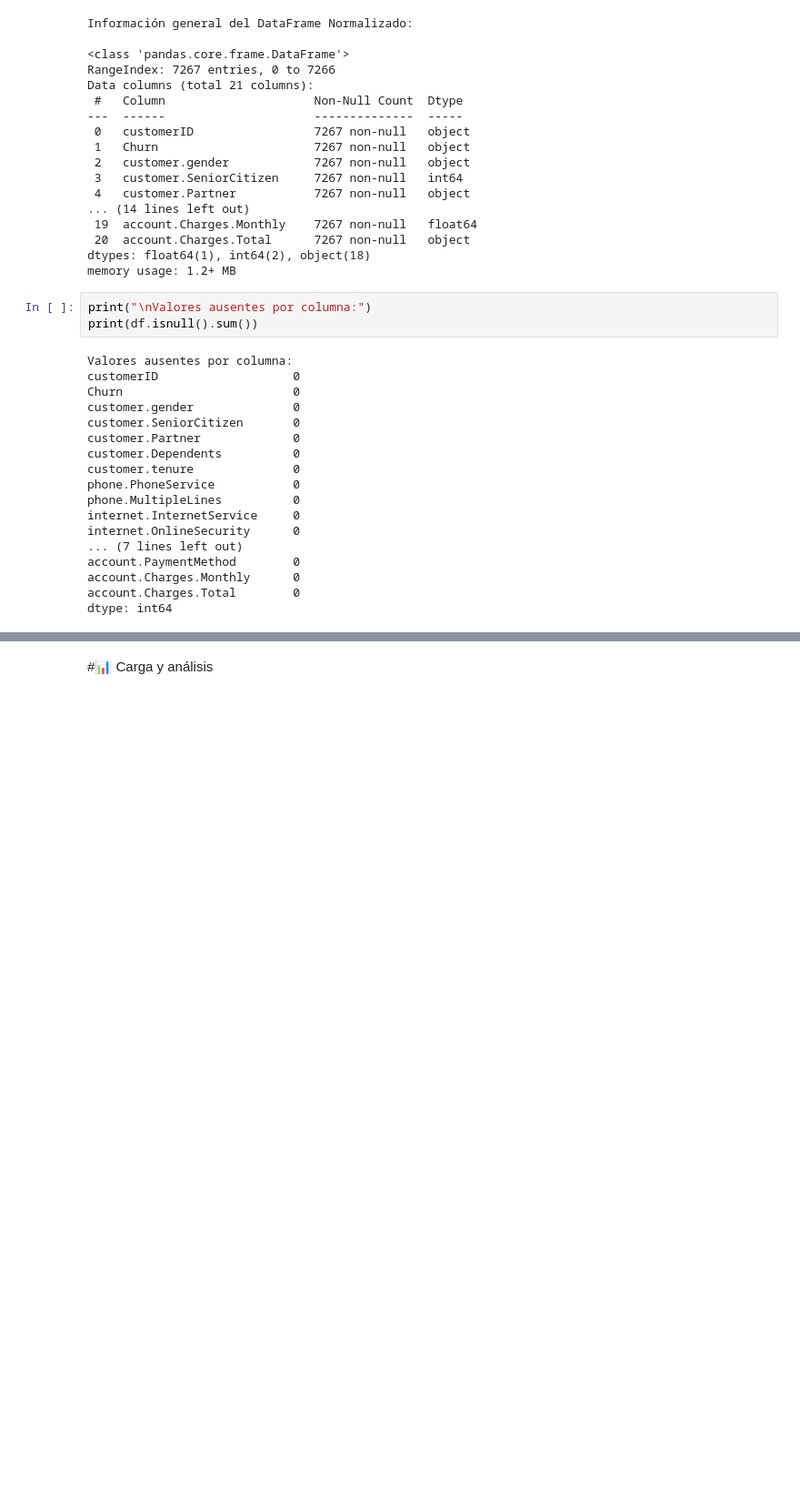
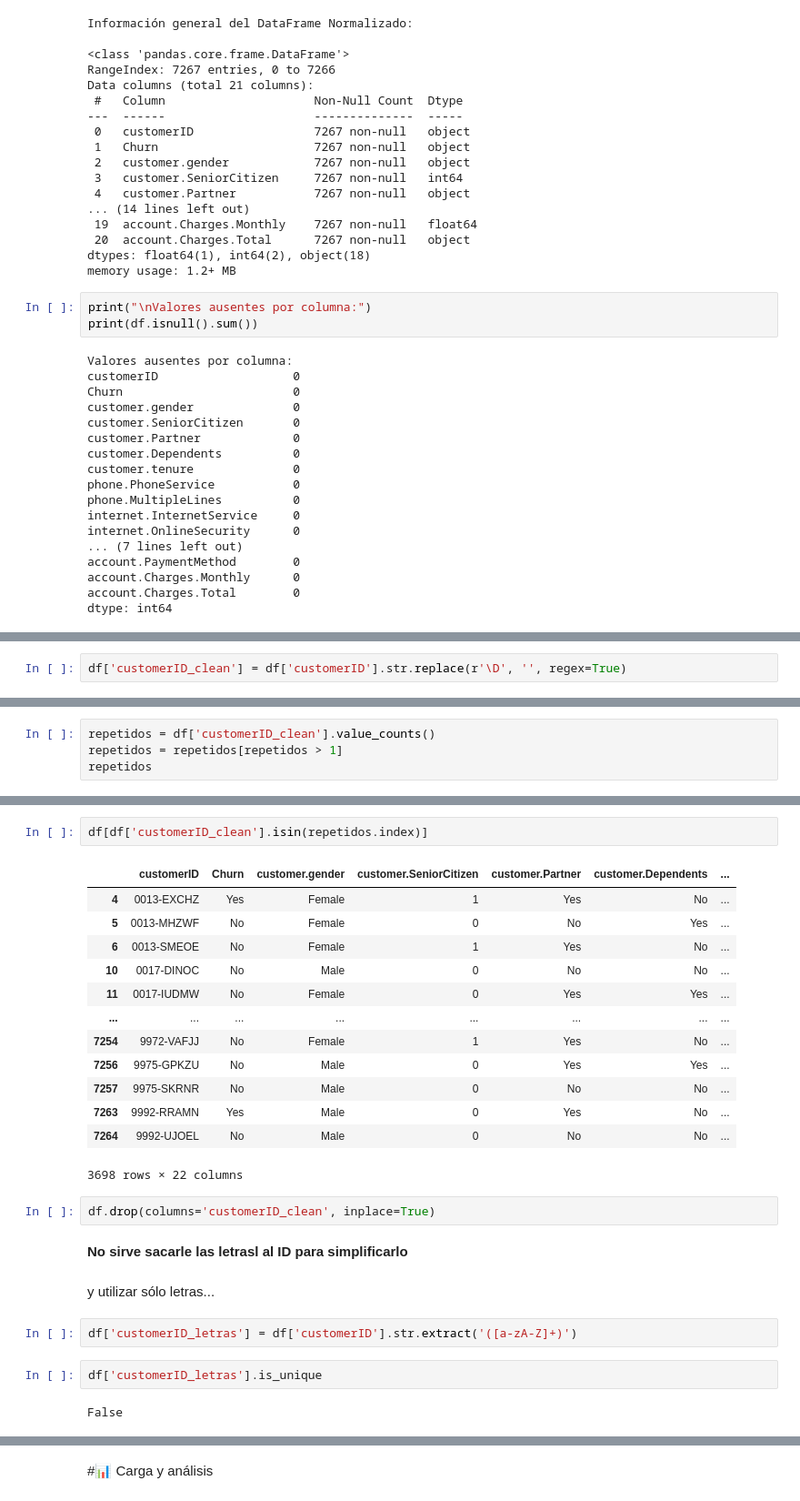
Before and after one commit to gloriaCV/challenge-telecomx-1, a Jupyter notebook: TelecomX_LATAM.ipynb, the cells around one changed output, grey strips where cells are left out. Shown at 91% size. Drawn from its saved outputs; the diff is of its cells as text; blank space fills up the shorter version.

```diff
--- a/TelecomX_LATAM.ipynb
+++ b/TelecomX_LATAM.ipynb
@@ -123,0 +167,2 @@ Valores únicos en la columna 'Churn' (df['Churn'].unique()):
+# %%
+df['customerID_clean'] = df['customerID'].str.replace(r'\D', '', regex=True)
@@ -123,0 +173,4 @@ Valores únicos en la columna 'Churn' (df['Churn'].unique()):
+# %%
+repetidos = df['customerID_clean'].value_counts()
+repetidos = repetidos[repetidos > 1]
+repetidos
@@ -123,0 +193,28 @@ Valores únicos en la columna 'Churn' (df['Churn'].unique()):
+# %%
+df[df['customerID_clean'].isin(repetidos.index)]
+# %% [output]
+|  | customerID | Churn | customer.gender | customer.SeniorCitizen | customer.Partner | customer.Dependents | ... |
+| 4 | 0013-EXCHZ | Yes | Female | 1 | Yes | No | ... |
+| 5 | 0013-MHZWF | No | Female | 0 | No | Yes | ... |
+| 6 | 0013-SMEOE | No | Female | 1 | Yes | No | ... |
+| 10 | 0017-DINOC | No | Male | 0 | No | No | ... |
+| 11 | 0017-IUDMW | No | Female | 0 | Yes | Yes | ... |
+| ... | ... | ... | ... | ... | ... | ... | ... |
+| 7254 | 9972-VAFJJ | No | Female | 1 | Yes | No | ... |
+| 7256 | 9975-GPKZU | No | Male | 0 | Yes | Yes | ... |
+| 7257 | 9975-SKRNR | No | Male | 0 | No | No | ... |
+| 7263 | 9992-RRAMN | Yes | Male | 0 | Yes | No | ... |
+| 7264 | 9992-UJOEL | No | Male | 0 | No | No | ... |
+3698 rows × 22 columns
+# %%
+df.drop(columns='customerID_clean', inplace=True)
+# %% [markdown]
+**No sirve sacarle las letrasl al ID para simplificarlo**
+# %% [markdown]
+y utilizar sólo letras...
+# %%
+df['customerID_letras'] = df['customerID'].str.extract('([a-zA-Z]+)')
+# %%
+df['customerID_letras'].is_unique
+# %% [output]
+False
```
Also changed, not shown: parts of 30 cells of this notebook.
